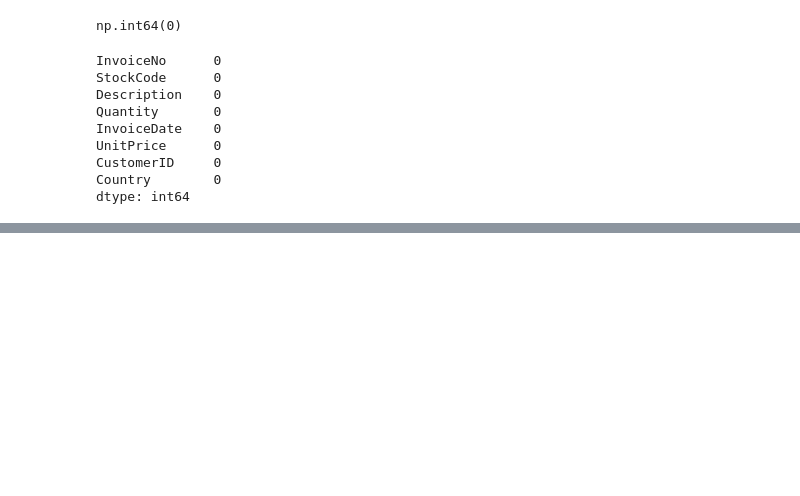
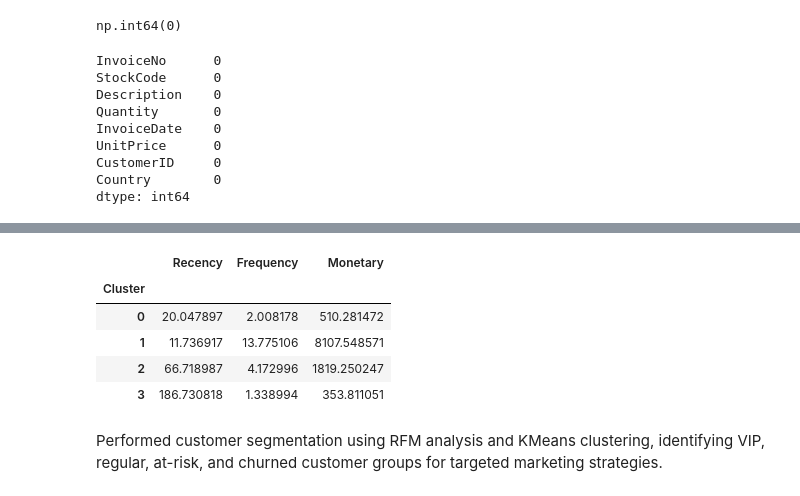
Before and after one commit to Nikhil-choudhary1/Customer_Segmentation_And_Recommendation-System, a Jupyter notebook: notebook/01_EDA.ipynb, the cells around one changed output, grey strips where cells are left out. Drawn from its saved outputs; the diff is of its cells as text; code cells hidden in the pictures; blank space fills up the shorter version.

```diff
--- a/notebook/01_EDA.ipynb
+++ b/notebook/01_EDA.ipynb
@@ -116,0 +236,9 @@ dtype: int64
+# %%
+rfm.groupby('Cluster').mean()
+# %% [output]
+|  | Recency | Frequency | Monetary |
+| Cluster |  |  |  |
+| 0 | 20.047897 | 2.008178 | 510.281472 |
+| 1 | 11.736917 | 13.775106 | 8107.548571 |
+| 2 | 66.718987 | 4.172996 | 1819.250247 |
+| 3 | 186.730818 | 1.338994 | 353.811051 |
@@ -116,0 +252,2 @@ dtype: int64
+# %% [markdown]
+Performed customer segmentation using RFM analysis and KMeans clustering, identifying VIP, regular, at-risk, and churned customer groups for targeted marketing strategies.
```
Also changed, not shown: parts of 19 cells of this notebook, 1 other file.
